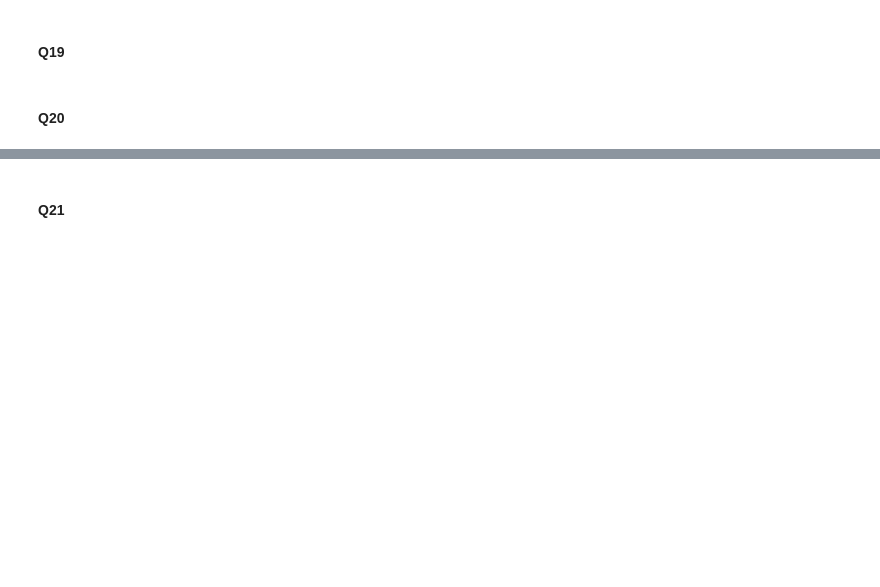
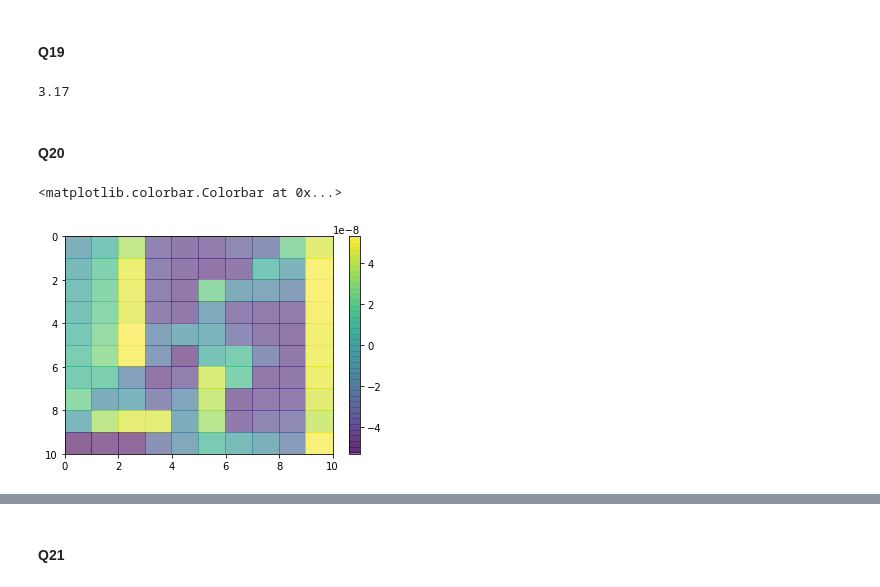
Before and after one commit to ddepe/Reinforcement-Learning-and-Inverse-Reinforcement-Learning, a Jupyter notebook: Project 3 Q10_Q25.ipynb, the cells around one changed output, grey strips where cells are left out. Saved outputs shown, nothing was run; the diff lists cells and outputs as text; code cells hidden in the pictures; blank space fills up the shorter version.

```diff
--- a/Project 3 Q10_Q25.ipynb
+++ b/Project 3 Q10_Q25.ipynb
@@ -560,2 +511,7 @@ plot_optimal_policy(ReFunc1)
 # %% [markdown]
 #### Q18
+# %%
+orig_reward = ReFunc2
+discount_val = 0.8
+lambdas = np.linspace(.01,5,500)
+max_lambda, accuracies, best_reward = find_best_reward(orig_reward,lambdas,discount_val)
@@ -562,2 +525,6 @@ plot_optimal_policy(ReFunc1)
 # %% [markdown]
 #### Q19
+# %%
+print(max_lambda)
+# %% [output]
+3.17
@@ -564,2 +533,9 @@ plot_optimal_policy(ReFunc1)
 # %% [markdown]
 #### Q20
+# %%
+plt.pcolor(best_reward, alpha = 0.6)
+plt.gca().invert_yaxis()
+plt.colorbar()
+# %% [output]
+<matplotlib.colorbar.Colorbar at 0x...>
+[figure, added]
```
Also changed, not shown: parts of 54 cells of this notebook.
